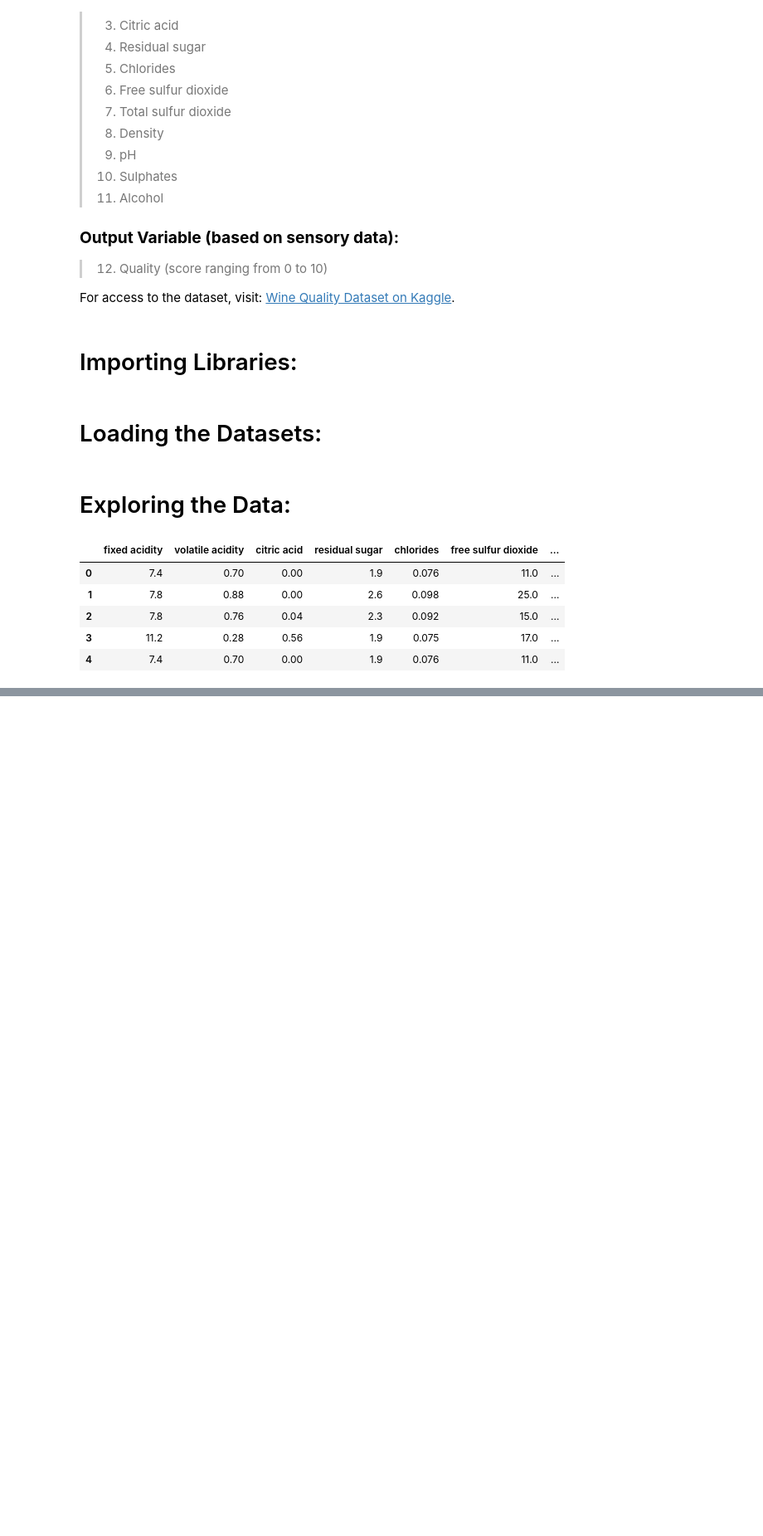
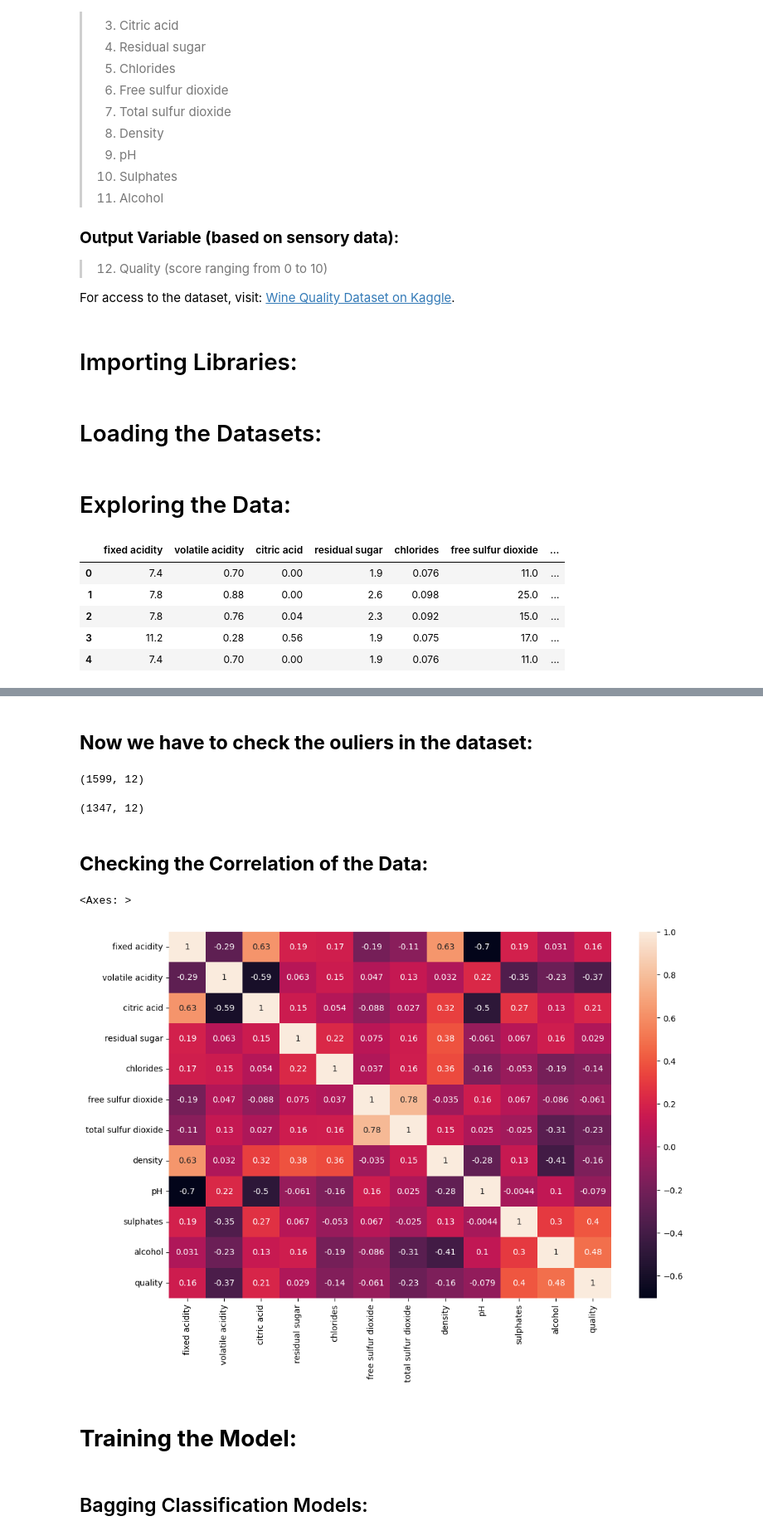
Before and after one commit to shaheeralics/Data-Science-Learning-With-Projects, a Jupyter notebook: Practice/3_Machine Learning/01_Supervised Machine Learning/Ensemble Models/practice on ensemble models.ipynb, the cells around one changed output, grey strips where cells are left out. Shown at 83% size. Cells and saved outputs as stored; diff of their text form; code cells hidden in the pictures; blank space fills up the shorter version.

```diff
--- a/Practice/3_Machine Learning/01_Supervised Machine Learning/Ensemble Models/practice on ensemble models.ipynb
+++ b/Practice/3_Machine Learning/01_Supervised Machine Learning/Ensemble Models/practice on ensemble models.ipynb
@@ -116,0 +303,47 @@ ww.head()
+# %% [markdown]
+## **Now we have to check the ouliers in the dataset:**
+# %%
+df.shape
+# %% [output]
+(1599, 12)
+# %%
+# Create a subplot grid
+fig = make_subplots(rows=3, cols=4, subplot_titles=df.columns)
+
+# Add a boxplot for each column in the grid
+for i, col in enumerate(df.columns):
+    row = (i // 4) + 1  # Row index (starting from 1)
+    col_pos = (i % 4) + 1  # Column index (starting from 1)
+
+    fig.add_trace(
+        go.Box(y=df[col], name=col),
+        row=row, col=col_pos
+    )
+
+# Update layout
+fig.update_layout(height=1400, width=1400, title_text="Boxplots for Each Column")
+
+# Show the plot
+fig.show()
+# %%
+# making a function to remove outliers
+def remove_outliers(df, column):
+    Q1 = df[column].quantile(0.25)
+    Q3 = df[column].quantile(0.75)
+    IQR = Q3 - Q1
+
+    lower_bound = Q1 - 1.5 * IQR
+    upper_bound = Q3 + 1.5 * IQR
+
+    df = df[(df[column] > lower_bound) & (df[column] < upper_bound)]
+
+    return df
+
+# now removing outliers
+for col in df.columns:
+    df = remove_outliers(df, col)
+
+# Display the shape of the DataFrame after removing outliers
+df.shape
+# %% [output]
+(1347, 12)
@@ -116,0 +369,12 @@ ww.head()
+# %% [markdown]
+## **Checking the Correlation of the Data:**
+# %%
+df_corr = df.corr()
+# %%
+plt.figure(figsize=(12, 8))
+sns.heatmap(df_corr, annot=True)
+# %% [output]
+<Axes: >
+[figure, added]
+# %% [markdown]
+# **Training the Model:**
@@ -116,0 +392,2 @@ ww.head()
+# %% [markdown]
+## Bagging Classification Models:
```
Also changed, not shown: parts of 21 cells of this notebook, 4 other files.
